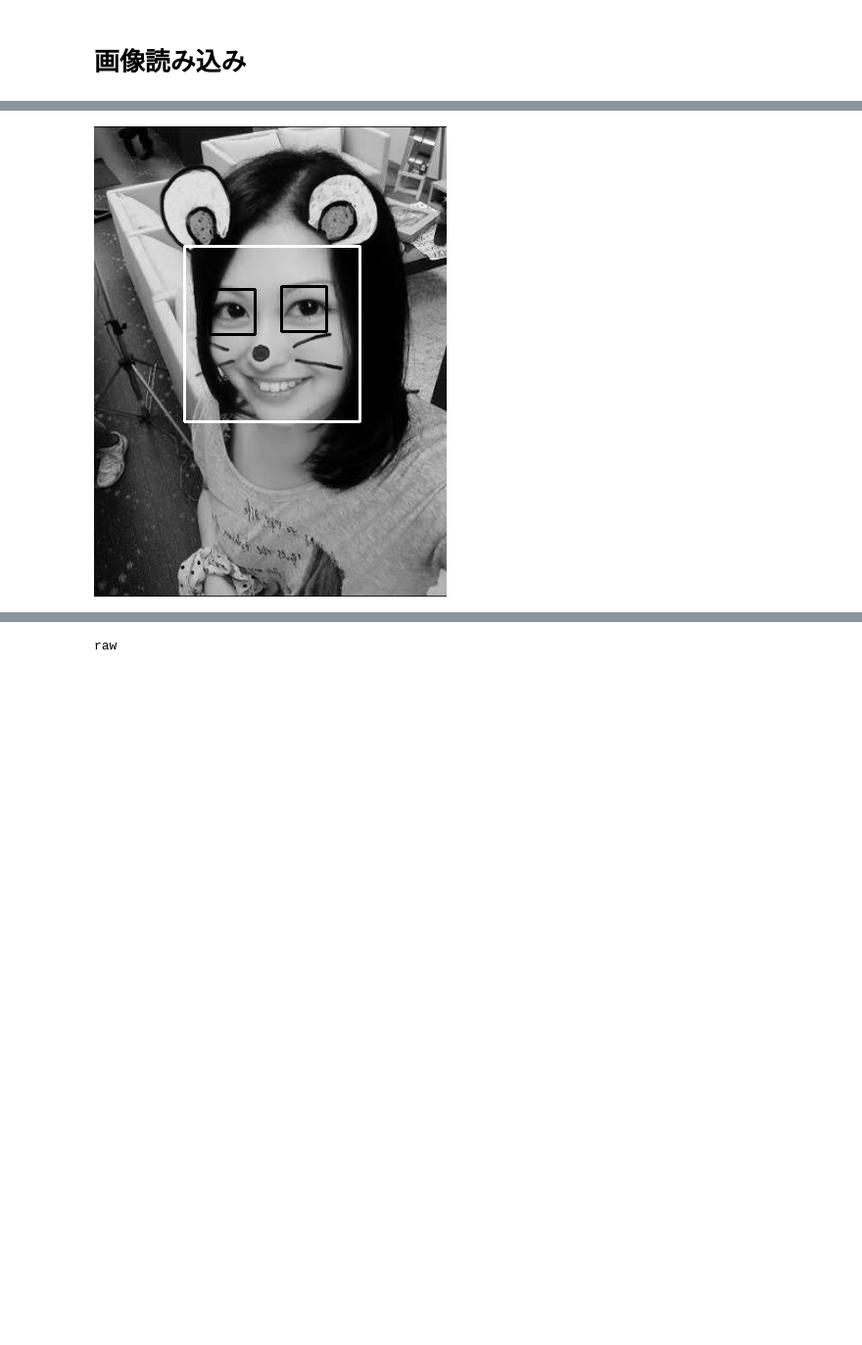
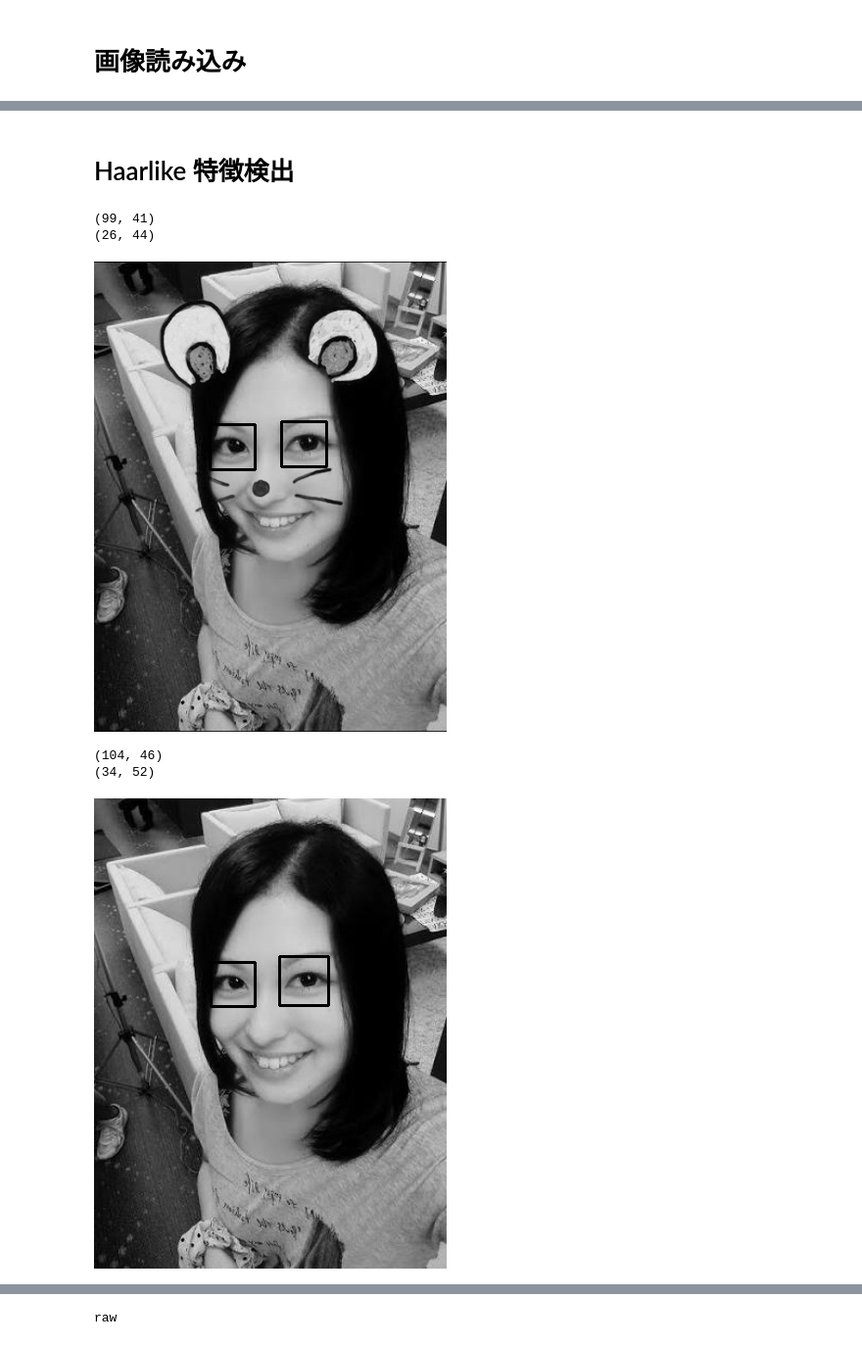
Before and after one commit to kinketsucom/Diff_Extraction, a Jupyter notebook: diff_extraction.ipynb, the cells around one changed output, grey strips where cells are left out. Shown at 98% size. Cells and saved outputs as stored; diff of their text form; code cells hidden in the pictures; blank space fills up the shorter version.

```diff
--- a/diff_extraction.ipynb
+++ b/diff_extraction.ipynb
@@ -80,2 +95,20 @@ proc_img = np.asarray(proc_img)
 
 # diff_img = raw_img*0 #真っ黒のボックスを作成
+# %%
+def find_rect_of_target_color(image):
+    hsv = cv2.cvtColor(image, cv2.COLOR_BGR2HSV_FULL)
+    h = hsv[:, :, 0]
+    s = hsv[:, :, 1]
+    return h,s
+
+im = cv2.imread("./img/raw/1.JPG")
+h,s = find_rect_of_target_color(im)
+
+#肌色のマスクを作成
+mask = np.zeros(h.shape, dtype=np.uint8)
+mask[((0 < h) & (h < 30)) & ( 10 < s) & ( s <255)] = 255
+
+mask = cv2.resize(mask, size)
+im = cv2.resize(im, size)
+display_cv_image(mask)
+display_cv_image(im)
@@ -82,29 +118,61 @@ proc_img = np.asarray(proc_img)
+# %% [markdown]
+# Haarlike 特徴検出
 # %%
+
 # display_cv_image(proc_img[0])
 face_cascade = cv2.CascadeClassifier('/usr/local/Cellar/opencv/3.3.0_3/share/OpenCV/haarcascades/haarcascade_frontalface_default.xml')
 eye_cascade = cv2.CascadeClassifier('/usr/local/Cellar/opencv/3.3.0_3/share/OpenCV/haarcascades/haarcascade_eye.xml')
 # 顔を検知
 
 img = proc_img[0]
 faces = face_cascade.detectMultiScale(img)
 
 for (x,y,w,h) in faces:
     counter = 0
     # 検知した顔を矩形で囲む
 #     cv2.rectangle(img,(x,y),(x+w,y+h),(255,0,0),2)
     # 顔画像（グレースケール）
     roi_gray = img[y:y+h, x:x+w]
     # 顔ｇ増（カラースケール）
     roi_color = img[y:y+h, x:x+w]
     # 顔の中から目を検知
     eyes = eye_cascade.detectMultiScale(roi_gray)
     for (ex,ey,ew,eh) in eyes:
         # 検知した目を矩形で囲む
         counter +=1
         if(counter>=3):
             break
         cv2.rectangle(roi_color,(ex,ey),(ex+ew,ey+eh),(0,255,0),2)
+        print((ex,ey))
 
 display_cv_image(img)
+
+img = raw_img[0]
+faces = face_cascade.detectMultiScale(img)
+
+for (x,y,w,h) in faces:
+    counter = 0
+    # 検知した顔を矩形で囲む
+#     cv2.rectangle(img,(x,y),(x+w,y+h),(255,0,0),2)
+    # 顔画像（グレースケール）
+    roi_gray = img[y:y+h, x:x+w]
+    # 顔ｇ増（カラースケール）
+    roi_color = img[y:y+h, x:x+w]
+    # 顔の中から目を検知
+    eyes = eye_cascade.detectMultiScale(roi_gray)
+    for (ex,ey,ew,eh) in eyes:
+        # 検知した目を矩形で囲む
+        counter +=1
+        if(counter>=3):
+            break
+        cv2.rectangle(roi_color,(ex,ey),(ex+ew,ey+eh),(0,255,0),2)
+        print((ex,ey))
+
+display_cv_image(img)
 # %% [output]
+(99, 41)
+(26, 44)
-[figure, old version]
+[figure, new version]
+(104, 46)
+(34, 52)
+[figure, added]
```
Also changed, not shown: parts of 6 cells of this notebook, 1 other file.
